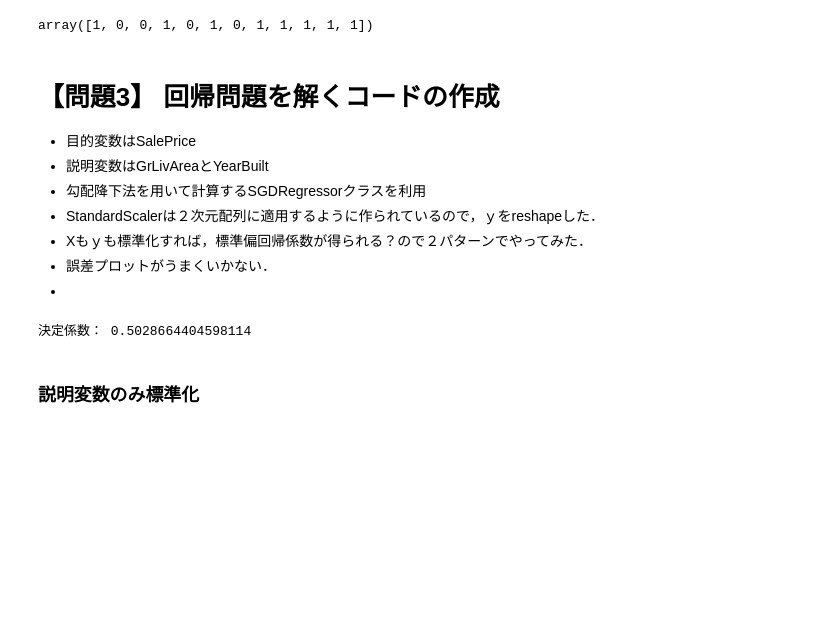
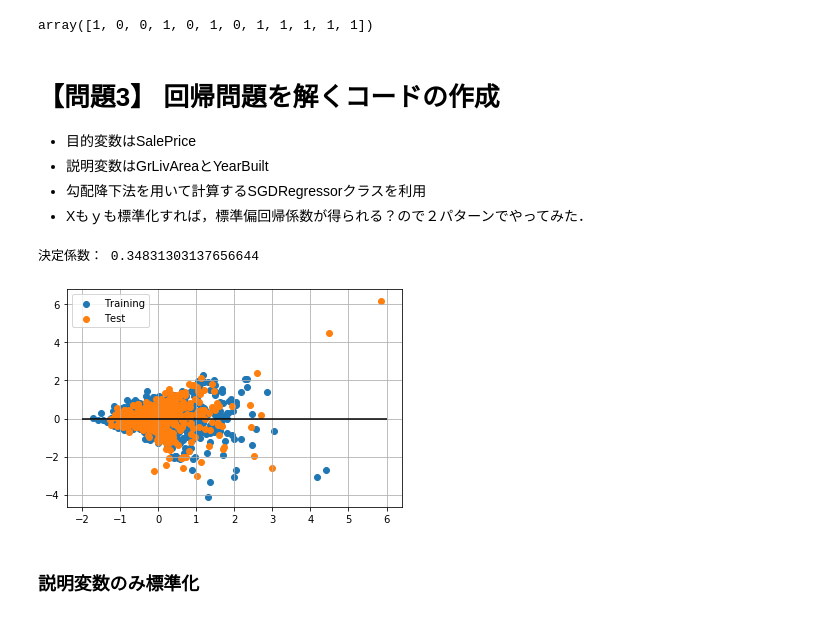
Before and after one commit to SkMiya/diveintocode-ml, a Jupyter notebook: Term1/Sprint2_train_test_split.ipynb, the cells around one changed output. Drawn from its saved outputs; the diff is of its cells as text; code cells hidden in the pictures; blank space fills up the shorter version.

```diff
--- a/Term1/Sprint2_train_test_split.ipynb
+++ b/Term1/Sprint2_train_test_split.ipynb
@@ -396,10 +431,7 @@ array([1, 0, 0, 1, 0, 1, 0, 1, 1, 1, 1, 1])
 * 目的変数はSalePrice
 * 説明変数はGrLivAreaとYearBuilt
 * 勾配降下法を用いて計算するSGDRegressorクラスを利用
-* StandardScalerは２次元配列に適用するように作られているので，ｙをreshapeした．
 * Xもｙも標準化すれば，標準偏回帰係数が得られる？ので２パターンでやってみた．
-* 誤差プロットがうまくいかない．
-*
 # %%
 # データの読み込み
 df = pd.read_csv('C:/Users/miyas/kaggle/train.csv')
@@ -422,18 +441,34 @@ y_test_std = sc_y.transform(y_test)
+# %%
+# trainデータとtestデータに分ける
+X_train,X_test,y_train,y_test = scratch_train_test_split(X,y,train_size=0.7)
+
+# 標準化
+X_train_std = (X_train - X_train.mean()) / X_train.std()
+X_test_std = (X_test -X_test.mean()) / X_test.std()
+y_train_std = (y_train - y_train.mean()) / y_train.std()
+y_test_std = (y_test - y_test.mean()) / y_test.std()
+
+y_train_std = y_train_std.reshape(-1,)
+y_test_std = y_test_std.reshape(-1,)
 # %%
 # 初期化，学習，推定
-clf = linear_model.SGDRegressor(max_iter=1000)
-clf.fit(X_train_std, y_train_std)
+model = linear_model.SGDRegressor(max_iter=1000)
+model.fit(X_train_std, y_train_std)
 y_train_pred = clf.predict(X_train_std)
 y_test_pred = clf.predict(X_test_std)
 # 決定係数
-print('決定係数：',clf.score(X_test_std,y_test_std))
+print('決定係数：',model.score(X_test_std,y_test_std))
 # %% [output]
-決定係数： 0.5028664404598114
+決定係数： 0.34831303137656644
 # %%
 #残差をプロット
-#train = plt.scatter(y_train_pred,(y_train_pred-y_train_std))
-#test = plt.scatter(y_test_pred,(y_test_pred-y_test_std))
-#plt.legend((train,test),('Training','Test'),loc='best')
+train = plt.scatter(y_train_pred,(y_train_pred-y_train_std))
+test = plt.scatter(y_test_pred,(y_test_pred-y_test_std))
+plt.hlines(y=0,xmin=-2,xmax=6)# y=0の水平な線を引く
+plt.legend((train,test),('Training','Test'),loc='best')
+plt.grid()
+# %% [output]
+[figure, added]
 # %% [markdown]
 ### 説明変数のみ標準化
 # %%
```
Also changed, not shown: parts of 15 cells of this notebook.
